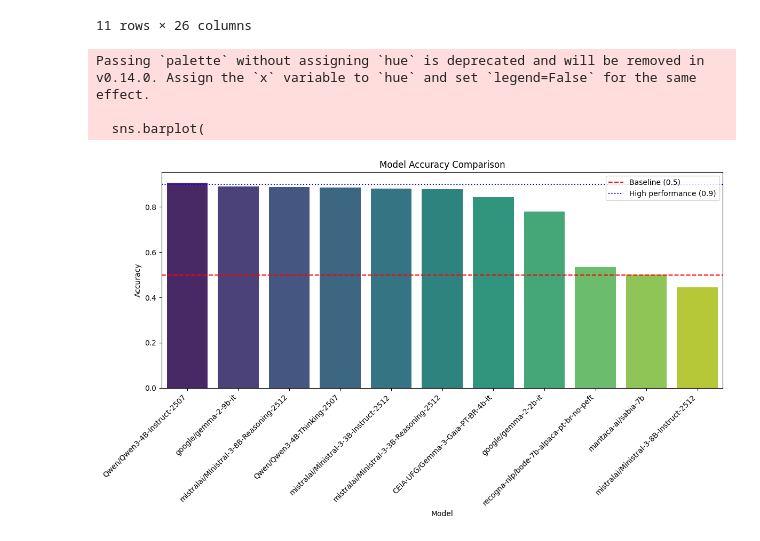
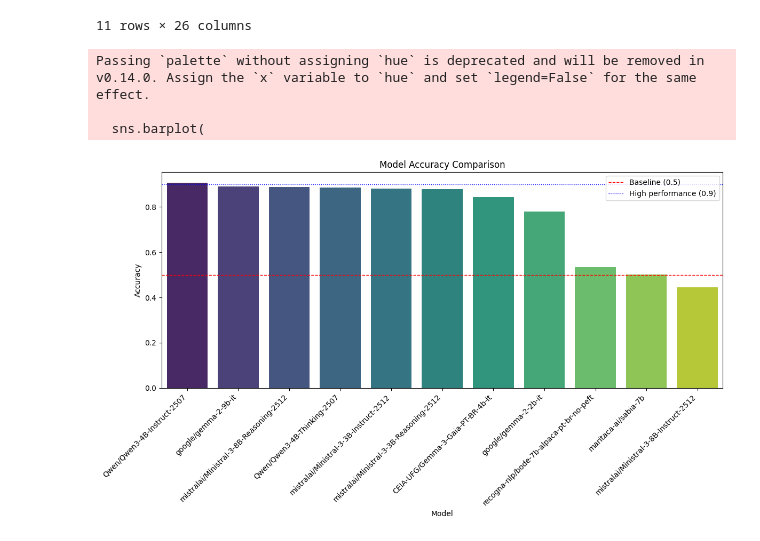
Before and after one commit to mancinigabriel/tcc-pece-assin2-llm-challenges, a Jupyter notebook: notebooks/analise_dados.ipynb, the cells around one changed output. Drawn from its saved outputs; the diff is of its cells as text; code cells hidden in the pictures.

```diff
--- a/notebooks/analise_dados.ipynb
+++ b/notebooks/analise_dados.ipynb
@@ -113,35 +114,35 @@ df_logs.head(30)
 # %%
 import matplotlib.pyplot as plt
 import seaborn as sns
 
 # Sort the DataFrame by accuracy for better visualization
 df_logs_sorted = df_logs.sort_values(by='metrics_acurácia', ascending=False)
 
 plt.figure(figsize=(12, 7))
 sns.barplot(
     x='model',
     y='metrics_acurácia',
     data=df_logs_sorted,
     palette='viridis'
 )
 
 # Linhas de referência
-plt.axhline(y=0.5, color='red', linestyle='--', linewidth=1.5, label='Baseline (0.5)')
-plt.axhline(y=0.9, color='blue', linestyle=':', linewidth=1.5, label='High performance (0.9)')
+plt.axhline(y=0.5, color='red', linestyle='--', linewidth=1.0, label='Baseline (0.5)')
+plt.axhline(y=0.9, color='blue', linestyle=':', linewidth=1.0, label='High performance (0.9)')
 
 plt.xlabel('Model')
 plt.ylabel('Accuracy')
 plt.title('Model Accuracy Comparison')
 plt.xticks(rotation=45, ha='right')
 
 plt.legend()
 plt.tight_layout()
 plt.show()
 # %% [output]
 Passing `palette` without assigning `hue` is deprecated and will be removed in v0.14.0. Assign the `x` variable to `hue` and set `legend=False` for the same effect.
 
   sns.barplot(
-[figure, old version]
+[figure, new version]
 # %%
 import pandas as pd
 import os
```
Also changed, not shown: parts of 11 cells of this notebook.
